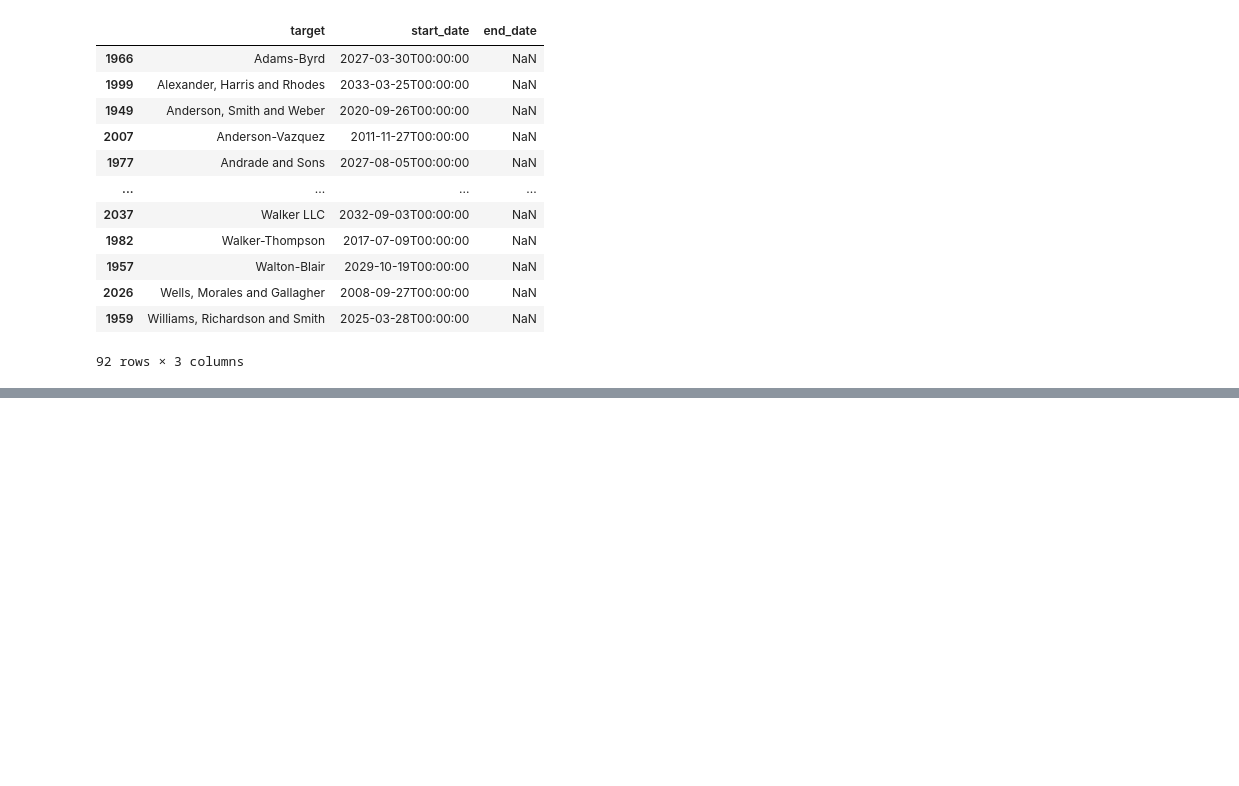
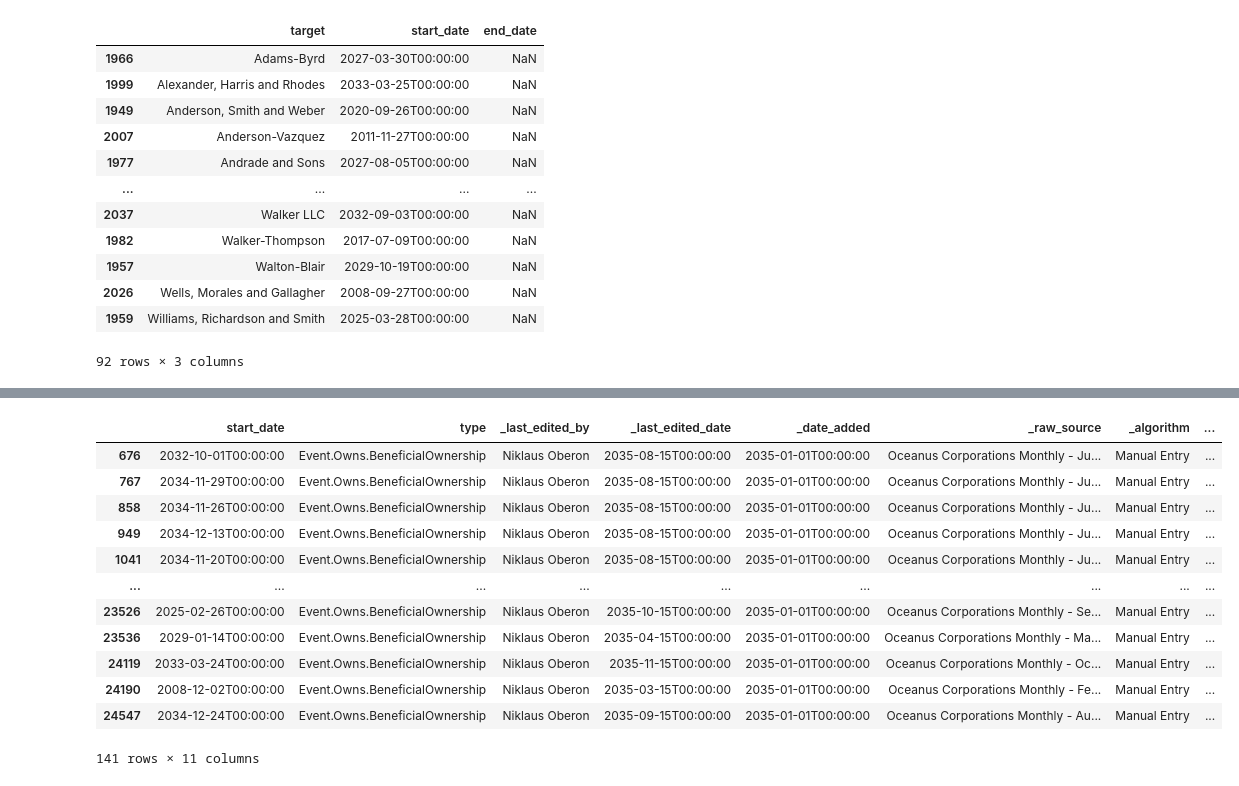
Before and after one commit to bettachini/visualizacion, a Jupyter notebook: vast2024/transacciones.ipynb, the cells around one changed output, grey strips where cells are left out. Saved outputs shown, nothing was run; the diff lists cells and outputs as text; code cells hidden in the pictures; blank space fills up the shorter version.

```diff
--- a/vast2024/transacciones.ipynb
+++ b/vast2024/transacciones.ipynb
@@ -234,0 +280,18 @@ rectangles
+# %%
+# is not na
+withEnd = Event_Owns_BeneficialOwnership[Event_Owns_BeneficialOwnership['end_date'].notna()]
+withEnd
+# %% [output]
+|  | start_date | type | _last_edited_by | _last_edited_date | _date_added | _raw_source | _algorithm | ... |
+| 676 | 2032-10-01T00:00:00 | Event.Owns.BeneficialOwnership | Niklaus Oberon | 2035-08-15T00:00:00 | 2035-01-01T00:00:00 | Oceanus Corporations Monthly - Ju... | Manual Entry | ... |
+| 767 | 2034-11-29T00:00:00 | Event.Owns.BeneficialOwnership | Niklaus Oberon | 2035-08-15T00:00:00 | 2035-01-01T00:00:00 | Oceanus Corporations Monthly - Ju... | Manual Entry | ... |
+| 858 | 2034-11-26T00:00:00 | Event.Owns.BeneficialOwnership | Niklaus Oberon | 2035-08-15T00:00:00 | 2035-01-01T00:00:00 | Oceanus Corporations Monthly - Ju... | Manual Entry | ... |
+| 949 | 2034-12-13T00:00:00 | Event.Owns.BeneficialOwnership | Niklaus Oberon | 2035-08-15T00:00:00 | 2035-01-01T00:00:00 | Oceanus Corporations Monthly - Ju... | Manual Entry | ... |
+| 1041 | 2034-11-20T00:00:00 | Event.Owns.BeneficialOwnership | Niklaus Oberon | 2035-08-15T00:00:00 | 2035-01-01T00:00:00 | Oceanus Corporations Monthly - Ju... | Manual Entry | ... |
+| ... | ... | ... | ... | ... | ... | ... | ... | ... |
+| 23526 | 2025-02-26T00:00:00 | Event.Owns.BeneficialOwnership | Niklaus Oberon | 2035-10-15T00:00:00 | 2035-01-01T00:00:00 | Oceanus Corporations Monthly - Se... | Manual Entry | ... |
+| 23536 | 2029-01-14T00:00:00 | Event.Owns.BeneficialOwnership | Niklaus Oberon | 2035-04-15T00:00:00 | 2035-01-01T00:00:00 | Oceanus Corporations Monthly - Ma... | Manual Entry | ... |
+| 24119 | 2033-03-24T00:00:00 | Event.Owns.BeneficialOwnership | Niklaus Oberon | 2035-11-15T00:00:00 | 2035-01-01T00:00:00 | Oceanus Corporations Monthly - Oc... | Manual Entry | ... |
+| 24190 | 2008-12-02T00:00:00 | Event.Owns.BeneficialOwnership | Niklaus Oberon | 2035-03-15T00:00:00 | 2035-01-01T00:00:00 | Oceanus Corporations Monthly - Fe... | Manual Entry | ... |
+| 24547 | 2034-12-24T00:00:00 | Event.Owns.BeneficialOwnership | Niklaus Oberon | 2035-09-15T00:00:00 | 2035-01-01T00:00:00 | Oceanus Corporations Monthly - Au... | Manual Entry | ... |
+141 rows × 11 columns
```
Also changed, not shown: parts of 15 cells of this notebook.
